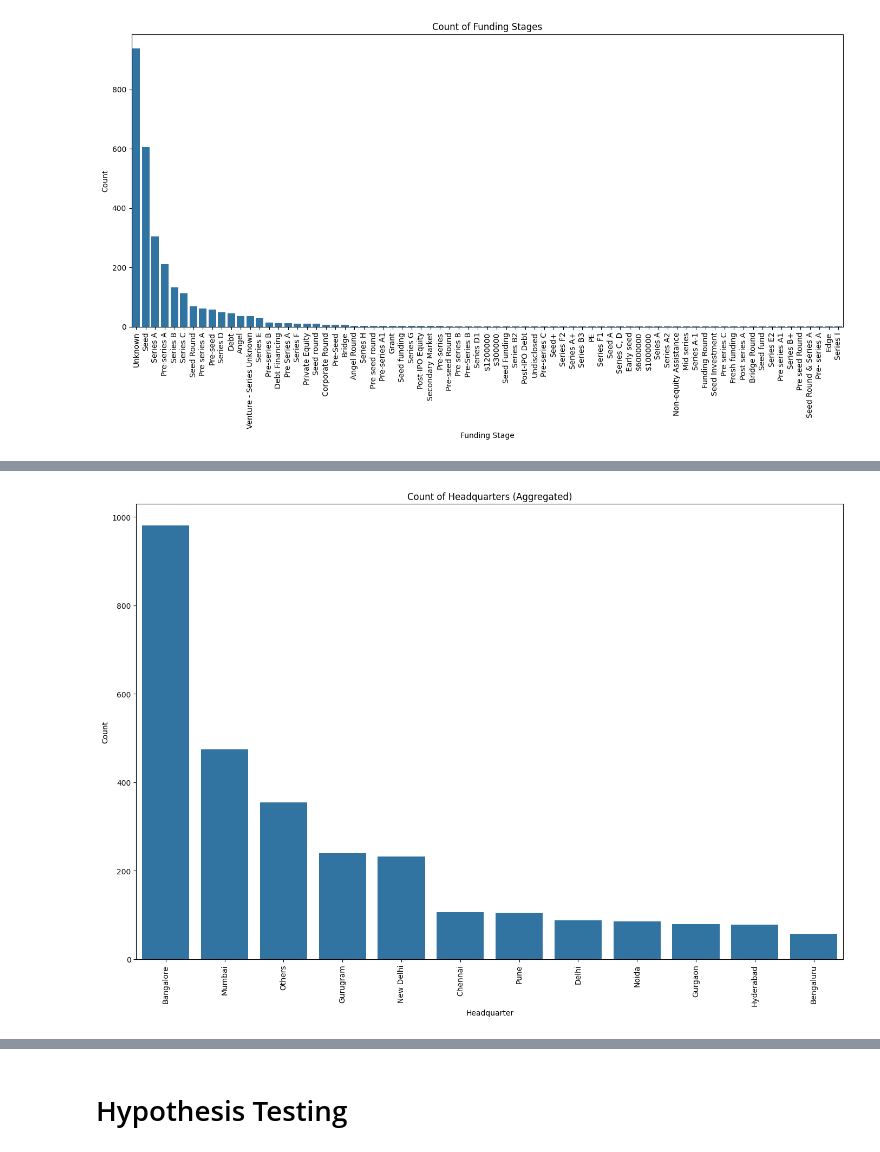
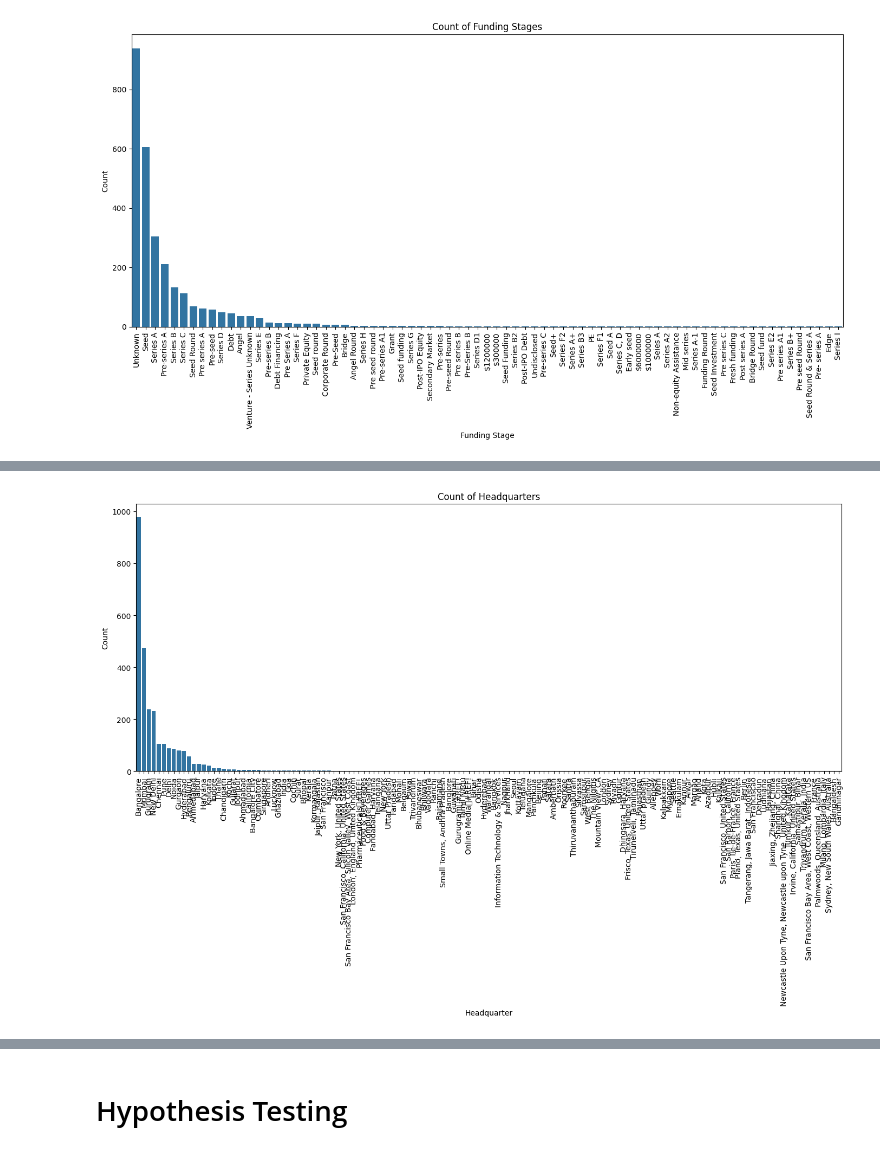
Before and after one commit to Safowaa/India-Start-Up-Funding-Data-Analysis, a Jupyter notebook: Main.ipynb, the cells around one changed output, grey strips where cells are left out. Saved outputs shown, nothing was run; the diff lists cells and outputs as text; code cells hidden in the pictures.

```diff
--- a/Main.ipynb
+++ b/Main.ipynb
@@ -490,9 +491,3 @@ print(combined21_18['Stage'].str.startswith('https://').sum())
 0
 # %% [markdown]
 ##  Handling Missing Values
-# %%
-# Fill missing values in the "Sector" column with the most common category
-combined21_18["Sector"] = combined21_18["Sector"].fillna("Unknown").replace({"": "Unknown", "—": "Unknown"})
-split_sector = combined21_18["Sector"].str.split(", ").explode()
-most_common_sector = split_sector.value_counts().idxmax()
-combined21_18["Sector"] = combined21_18["Sector"].apply(lambda x: most_common_sector if pd.isna(x) or (isinstance(x, str) and ',' not in x) else x)
@@ -532,0 +581,14 @@ combined21_18["Fund_Amount"].fillna(combined21_18["Fund_Amount"].median(), inpla
+# %%
+# List of desired funding stages
+real_stages = [
+    "Pre seed", "Seed", "Series A", "Series B", "Series C", "Series D",
+    "IPO", "Startup company", "Conclusion", "Friends and Family",
+    "Angel investors", "Crowdfunding", "Investment banks", "Business incubator",
+    "Venture capital", "Unknown"
+]
+
+# Filter the DataFrame to include only rows with the specified funding stages
+combined21_18 = combined21_18[combined21_18['Stage'].isin(real_stages)]
+
+# reset the index of the filtered DataFrame
+combined21_18.reset_index(drop=True, inplace=True)
@@ -594,17 +672,12 @@ plt.show()
 # %%
-# Create a new column with aggregated less frequent categories
-threshold = 50  # Set a threshold for aggregation
-value_counts = combined21_18['HeadQuarter'].value_counts()
-combined21_18['HeadQuarter_Aggregated'] = combined21_18['HeadQuarter'].apply(lambda x: x if value_counts[x] >= threshold else 'Others')
-
 # Count plot for aggregated Headquarters
 plt.figure(figsize=(14, 10))  # Increase figure size
-sns.countplot(data=combined21_18, x='HeadQuarter_Aggregated', order=combined21_18['HeadQuarter_Aggregated'].value_counts().index)
-plt.title('Count of Headquarters (Aggregated)')
+sns.countplot(data=combined21_18, x='HeadQuarter', order=combined21_18['HeadQuarter'].value_counts().index)
+plt.title('Count of Headquarters')
 plt.xlabel('Headquarter')
 plt.ylabel('Count')
 plt.xticks(rotation=90)  # Rotate x-axis labels
 plt.tight_layout()  # Adjust layout to fit everything
 plt.show()
 # %% [output]
-[figure, old version]
+[figure, new version]
```
Also changed, not shown: parts of 17 cells of this notebook.
